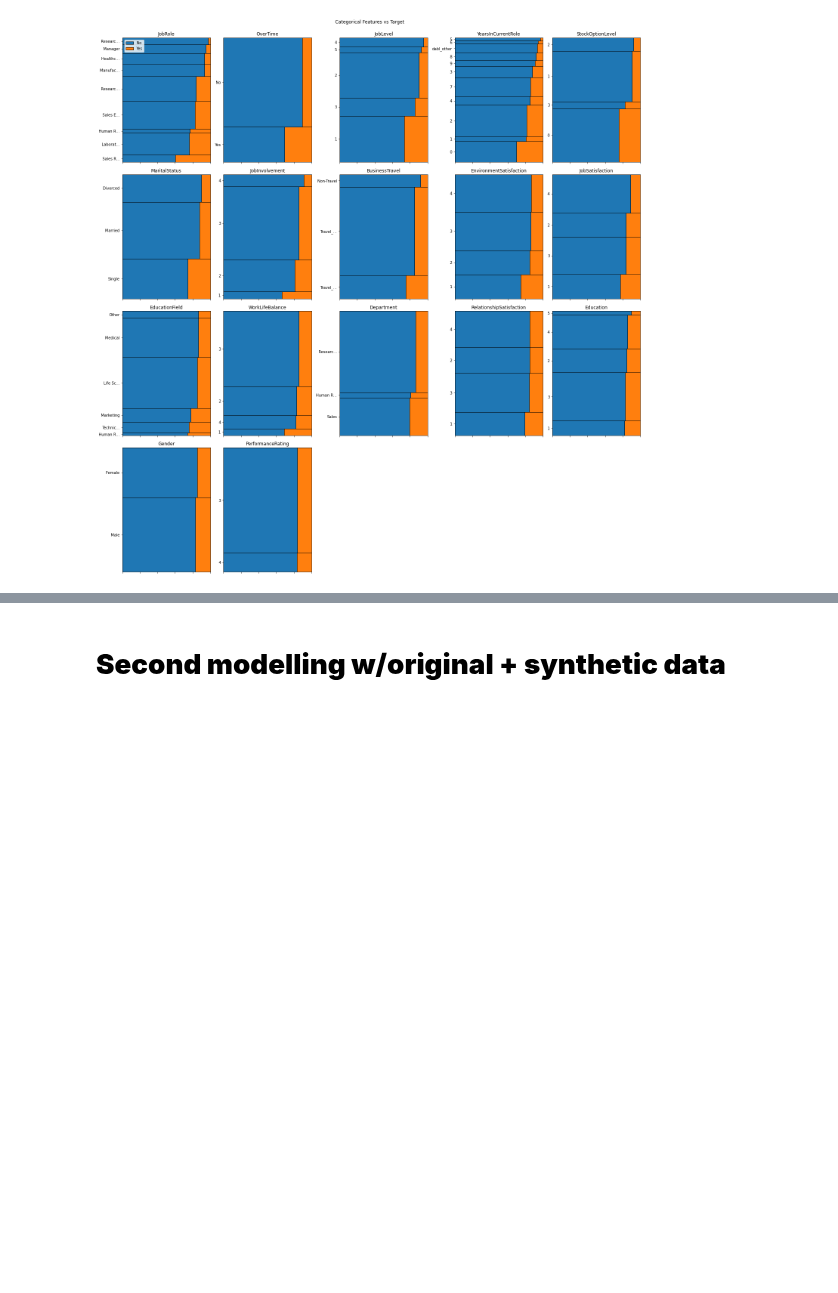
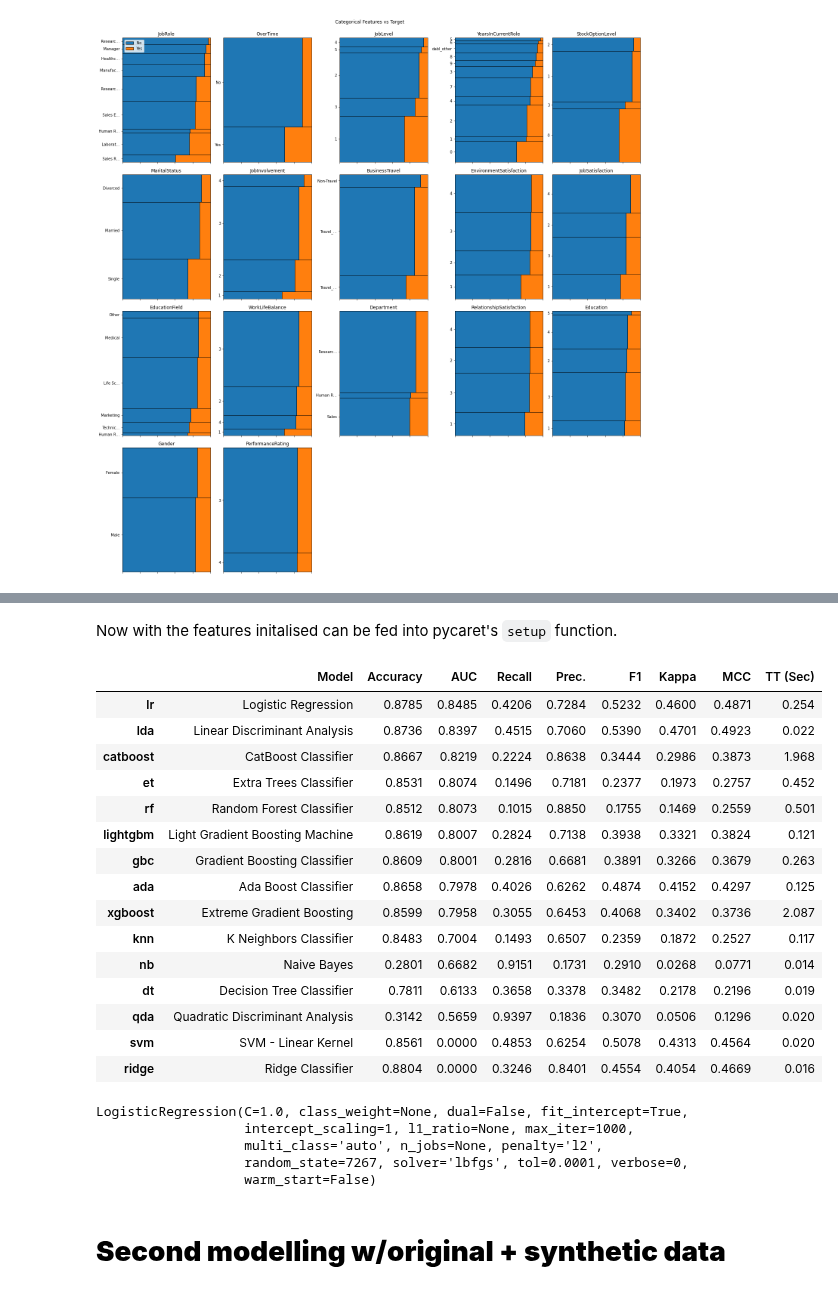
Before and after one commit to Oufattole/HR-Attrition, a Jupyter notebook: Predicting_employee_attrition.ipynb, the cells around one changed output, grey strips where cells are left out. Cells and saved outputs as stored; diff of their text form; code cells hidden in the pictures; blank space fills up the shorter version.

Commit message:
Added first pycaret run w/o synth data

```diff
--- a/Predicting_employee_attrition.ipynb
+++ b/Predicting_employee_attrition.ipynb
@@ -139 +162,3 @@ cat_feats = ["BusinessTravel", "Department", "EducationField", "JobRole",
 ignore = ["EmployeeNumber", "StandardHours", "EmployeeCount"]
+# %% [markdown]
+Now with the features initalised can be fed into pycaret's `setup` function.
@@ -140,3 +179,27 @@ ignore = ["EmployeeNumber", "StandardHours", "EmployeeCount"]
+# %%
+compare_models(sort = "AUC")
+# %% [output]
+|  | Model | Accuracy | AUC | Recall | Prec. | F1 | Kappa | MCC | TT (Sec) |
+| lr | Logistic Regression | 0.8785 | 0.8485 | 0.4206 | 0.7284 | 0.5232 | 0.4600 | 0.4871 | 0.254 |
+| lda | Linear Discriminant Analysis | 0.8736 | 0.8397 | 0.4515 | 0.7060 | 0.5390 | 0.4701 | 0.4923 | 0.022 |
+| catboost | CatBoost Classifier | 0.8667 | 0.8219 | 0.2224 | 0.8638 | 0.3444 | 0.2986 | 0.3873 | 1.968 |
+| et | Extra Trees Classifier | 0.8531 | 0.8074 | 0.1496 | 0.7181 | 0.2377 | 0.1973 | 0.2757 | 0.452 |
+| rf | Random Forest Classifier | 0.8512 | 0.8073 | 0.1015 | 0.8850 | 0.1755 | 0.1469 | 0.2559 | 0.501 |
+| lightgbm | Light Gradient Boosting Machine | 0.8619 | 0.8007 | 0.2824 | 0.7138 | 0.3938 | 0.3321 | 0.3824 | 0.121 |
+| gbc | Gradient Boosting Classifier | 0.8609 | 0.8001 | 0.2816 | 0.6681 | 0.3891 | 0.3266 | 0.3679 | 0.263 |
+| ada | Ada Boost Classifier | 0.8658 | 0.7978 | 0.4026 | 0.6262 | 0.4874 | 0.4152 | 0.4297 | 0.125 |
+| xgboost | Extreme Gradient Boosting | 0.8599 | 0.7958 | 0.3055 | 0.6453 | 0.4068 | 0.3402 | 0.3736 | 2.087 |
+| knn | K Neighbors Classifier | 0.8483 | 0.7004 | 0.1493 | 0.6507 | 0.2359 | 0.1872 | 0.2527 | 0.117 |
+| nb | Naive Bayes | 0.2801 | 0.6682 | 0.9151 | 0.1731 | 0.2910 | 0.0268 | 0.0771 | 0.014 |
+| dt | Decision Tree Classifier | 0.7811 | 0.6133 | 0.3658 | 0.3378 | 0.3482 | 0.2178 | 0.2196 | 0.019 |
+| qda | Quadratic Discriminant Analysis | 0.3142 | 0.5659 | 0.9397 | 0.1836 | 0.3070 | 0.0506 | 0.1296 | 0.020 |
+| svm | SVM - Linear Kernel | 0.8561 | 0.0000 | 0.4853 | 0.6254 | 0.5078 | 0.4313 | 0.4564 | 0.020 |
+| ridge | Ridge Classifier | 0.8804 | 0.0000 | 0.3246 | 0.8401 | 0.4554 | 0.4054 | 0.4669 | 0.016 |
+LogisticRegression(C=1.0, class_weight=None, dual=False, fit_intercept=True,
+                   intercept_scaling=1, l1_ratio=None, max_iter=1000,
+                   multi_class='auto', n_jobs=None, penalty='l2',
+                   random_state=7267, solver='lbfgs', tol=0.0001, verbose=0,
+                   warm_start=False)
 # %% [markdown]
 # **Second modelling w/original + synthetic data**
 # %%
```
Also changed, not shown: parts of 4 cells of this notebook.
